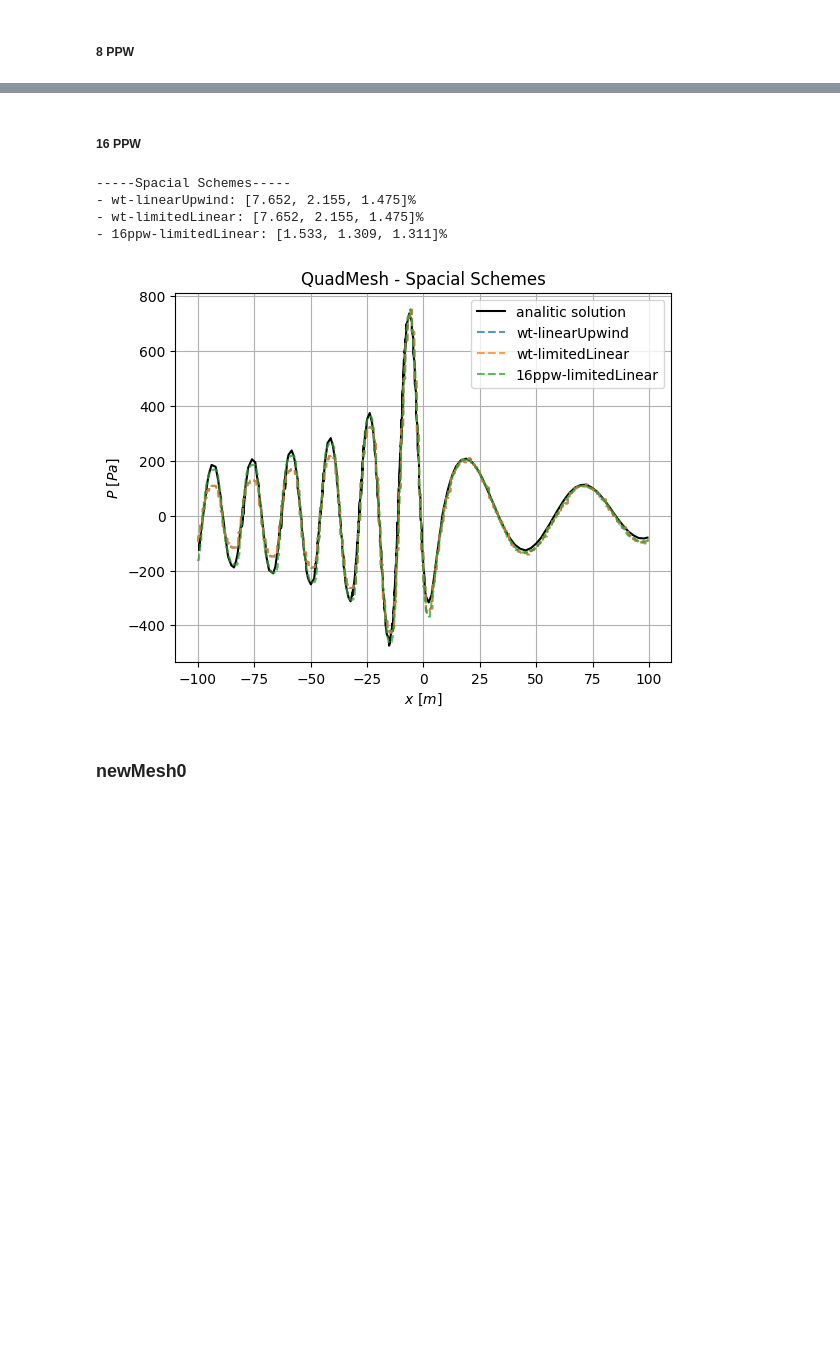
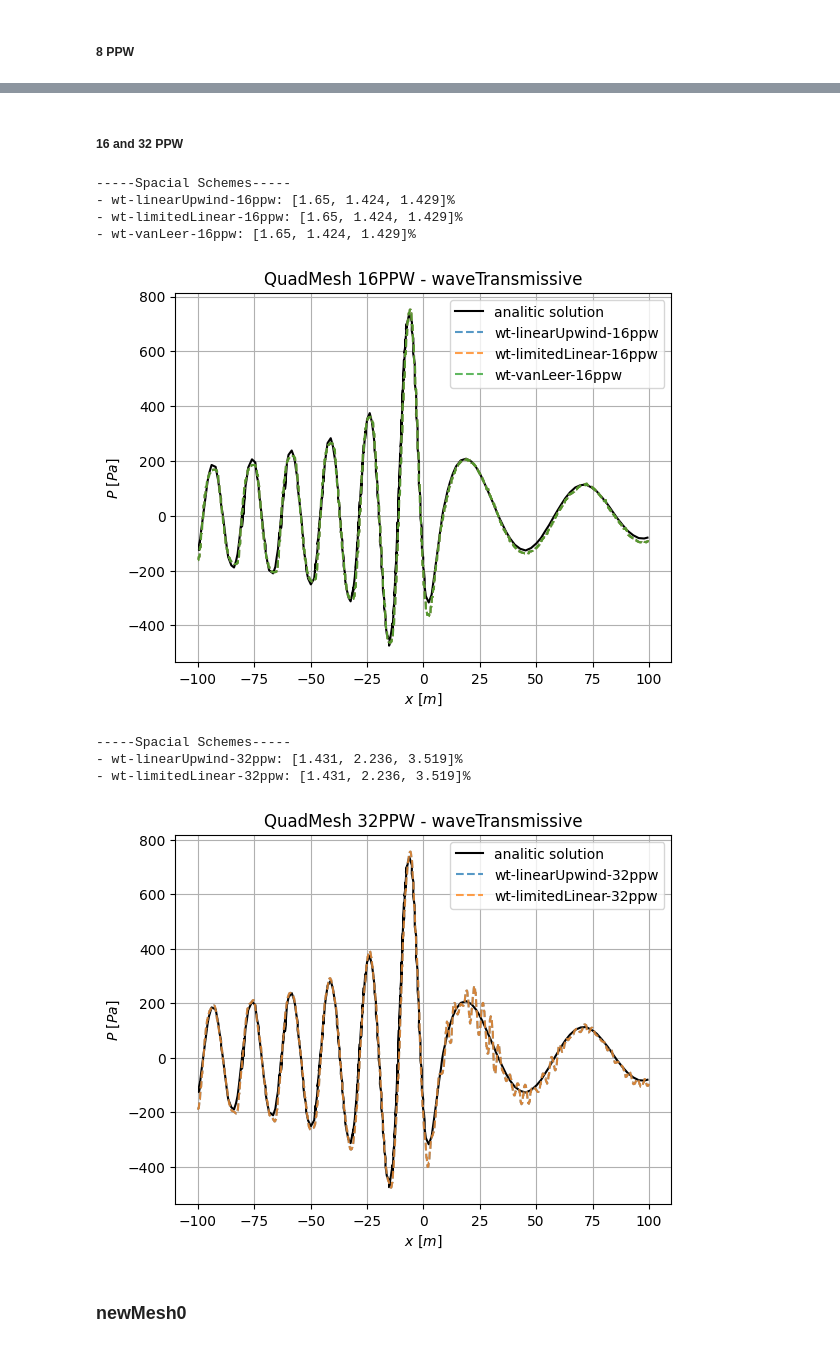
Before and after one commit to Widmark-Kaue/Aeroacoustics-Monopole-Errors, a Jupyter notebook: scripts/schemes.ipynb, the cells around one changed output, grey strips where cells are left out. Saved outputs shown, nothing was run; the diff lists cells and outputs as text; code cells hidden in the pictures; blank space fills up the shorter version.

```diff
--- a/scripts/schemes.ipynb
+++ b/scripts/schemes.ipynb
@@ -113,7 +115,7 @@ plotSchemes(psimS, analitc=sol, title='QuadMesh - Spacial Schemes', save=save)
 # %% [markdown]
 ##### 8 PPW
 # %%
-psimS = importData(case = 'quadMesh', test='waveTransmissiveTest')
+psimS = importData(case = 'quadMesh', test='waveTransmissiveTest', keyword='wt')
 dic   = {'Spacial Schemes':psimS}
 
 for type in dic:
@@ -122,7 +124,7 @@ for type in dic:
         rms =  rmsSpacial((xa,pa), dic[type][scheme], windows=win)
         print(f'- {scheme}: {[round(i*100,3) for i in rms]}%')
 
-plotSchemes(psimS, analitc=sol, title='QuadMesh - Spacial Schemes', save=save)
+plotSchemes(psimS, analitc=sol, title='QuadMesh 8PPW  - waveTransmissive', save=True)
 # %% [output]
 -----Spacial Schemes-----
 - wt-linearUpwind: [7.652, 2.155, 1.475]%
@@ -131,22 +133,37 @@ plotSchemes(psimS, analitc=sol, title='QuadMesh - Spacial Schemes', save=save)
 # %% [markdown]
-##### 16 PPW
+##### 16 and 32 PPW
 # %%
-psimS = importData(case = 'quadMesh', test='waveTransmissiveTest')
+psimS = importData(case = 'quadMesh', test='ppwTest', keyword='16ppw')
 dic   = {'Spacial Schemes':psimS}
 
 for type in dic:
     print(5*'-' + f'{type}' + 5*'-')
     for scheme in dic[type]:
         rms =  rmsSpacial((xa,pa), dic[type][scheme], windows=win)
         print(f'- {scheme}: {[round(i*100,3) for i in rms]}%')
 
-plotSchemes(psimS, analitc=sol, title='QuadMesh - Spacial Schemes', save=save)
+plotSchemes(psimS, analitc=sol, title='QuadMesh 16PPW - waveTransmissive', save=True)
+
+psimS = importData(case = 'quadMesh', test='ppwTest', keyword='32ppw')
+dic   = {'Spacial Schemes':psimS}
+
+for type in dic:
+    print(5*'-' + f'{type}' + 5*'-')
+    for scheme in dic[type]:
+        rms =  rmsSpacial((xa,pa), dic[type][scheme], windows=win)
+        print(f'- {scheme}: {[round(i*100,3) for i in rms]}%')
+
+plotSchemes(psimS, analitc=sol, title='QuadMesh 32PPW - waveTransmissive', save=True)
 # %% [output]
 -----Spacial Schemes-----
-- wt-linearUpwind: [7.652, 2.155, 1.475]%
-- wt-limitedLinear: [7.652, 2.155, 1.475]%
-- 16ppw-limitedLinear: [1.533, 1.309, 1.311]%
+- wt-linearUpwind-16ppw: [1.65, 1.424, 1.429]%
+- wt-limitedLinear-16ppw: [1.65, 1.424, 1.429]%
+- wt-vanLeer-16ppw: [1.65, 1.424, 1.429]%
-[figure, old version]
+[figure, new version]
+-----Spacial Schemes-----
+- wt-linearUpwind-32ppw: [1.431, 2.236, 3.519]%
+- wt-limitedLinear-32ppw: [1.431, 2.236, 3.519]%
+[figure, added]
 # %% [markdown]
 ### newMesh0
 # %%
```
Also changed, not shown: parts of 6 cells of this notebook.
